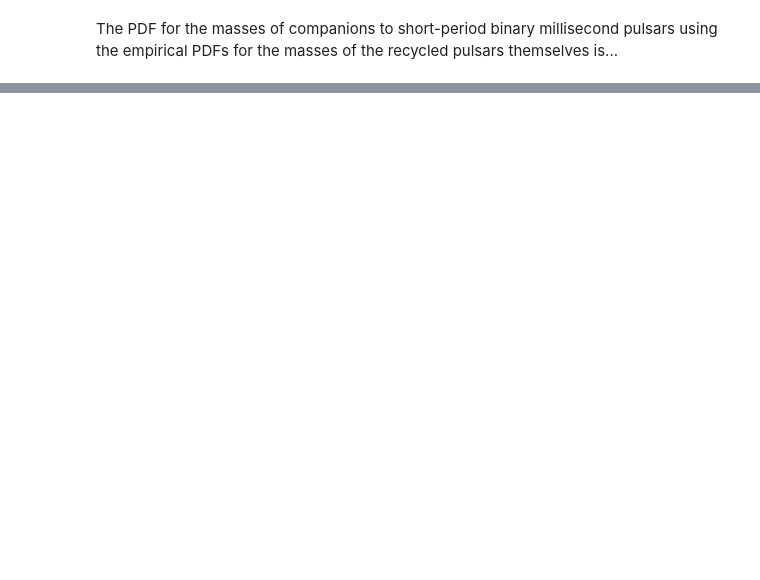
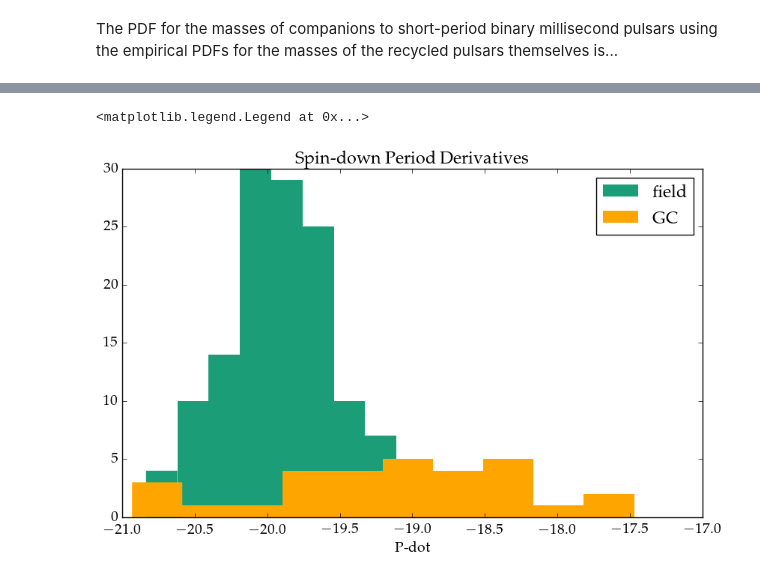
Before and after one commit to astrophysically/ATNF-Pulsar-Cat, a Jupyter notebook: ATNF.ipynb, the cells around one changed output, grey strips where cells are left out. Cells and saved outputs as stored; diff of their text form; code cells hidden in the pictures; blank space fills up the shorter version.

```diff
--- a/ATNF.ipynb
+++ b/ATNF.ipynb
@@ -365,0 +445,13 @@ silent=plt.xlim(1e-3,1e1)
+# %%
+pdots_field = np.log10(field_table['P1'][field_table['P1'] != 0])
+pdots_gcc = np.log10(gcc_table['P1'][gcc_table['P1'] != 0])
+
+plt.hist(pdots_field[pdots_field < -15.],label='field')
+plt.hist(pdots_gcc[pdots_gcc < -15.],color='orange',label='GC')
+
+plt.title('Spin-down Period Derivatives')
+plt.xlabel('P-dot')
+plt.legend()
+# %% [output]
+<matplotlib.legend.Legend at 0x...>
+[figure, added]
```
Also changed, not shown: parts of 24 cells of this notebook.
